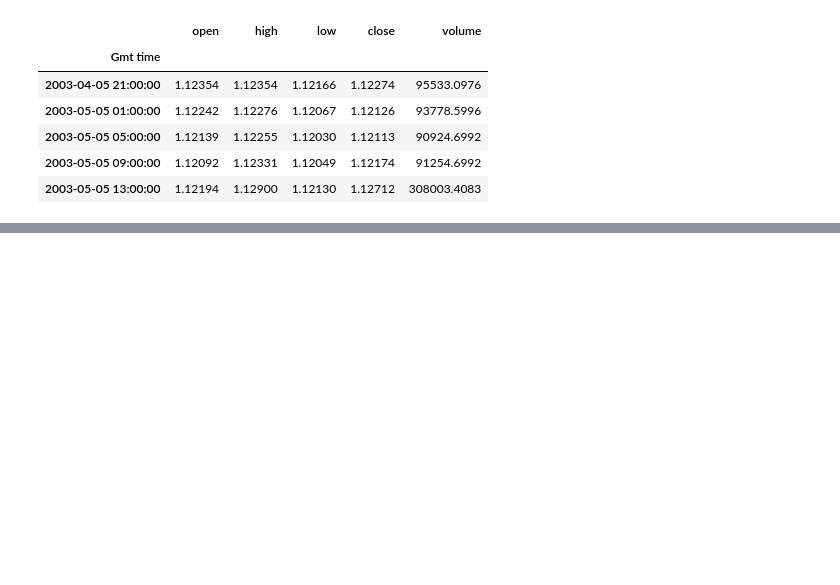
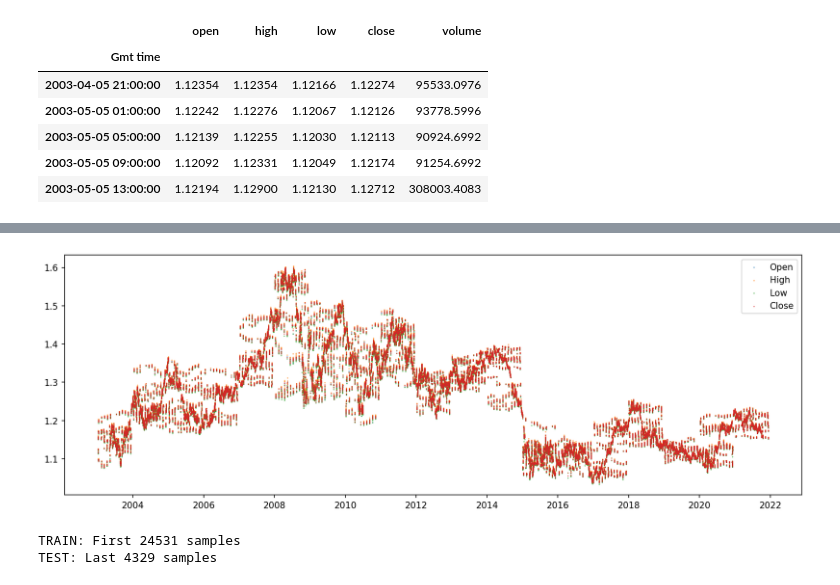
Before and after one commit to cmdecker95/sequential_machine_learning, a Jupyter notebook: sequential_machine_learning.ipynb, the cells around one changed output, grey strips where cells are left out. Drawn from its saved outputs; the diff is of its cells as text; code cells hidden in the pictures; blank space fills up the shorter version.

```diff
--- a/sequential_machine_learning.ipynb
+++ b/sequential_machine_learning.ipynb
@@ -201,0 +215,29 @@ forex.head()
+# %%
+plt.figure(figsize=(15, 5), dpi=150)
+plt.scatter(forex.index, forex.open, s=.1, label='Open')
+plt.scatter(forex.index, forex.high, s=.1, label='High')
+plt.scatter(forex.index, forex.low, s=.1, label='Low')
+plt.scatter(forex.index, forex.close, s=.1, label='Close')
+plt.legend()
+plt.show()
+# %% [output]
+[figure, added]
+# %%
+# Split data
+TEST_SIZE = 0.15
+
+split = int(forex.shape[0] * (1 - TEST_SIZE))
+
+train_seq = forex.iloc[:split]
+test_seq  = forex.iloc[split:]
+
+# Normalize data
+scaler = MinMaxScaler().fit(train_seq)
+scaled_train = scaler.transform(train_seq)
+scaled_test = scaler.transform(test_seq)
+
+print(f"TRAIN: First {scaled_train.shape[0]} samples")
+print(f"TEST: Last {scaled_test.shape[0]} samples")
+# %% [output]
+TRAIN: First 24531 samples
+TEST: Last 4329 samples
```
Also changed, not shown: parts of 12 cells of this notebook.
